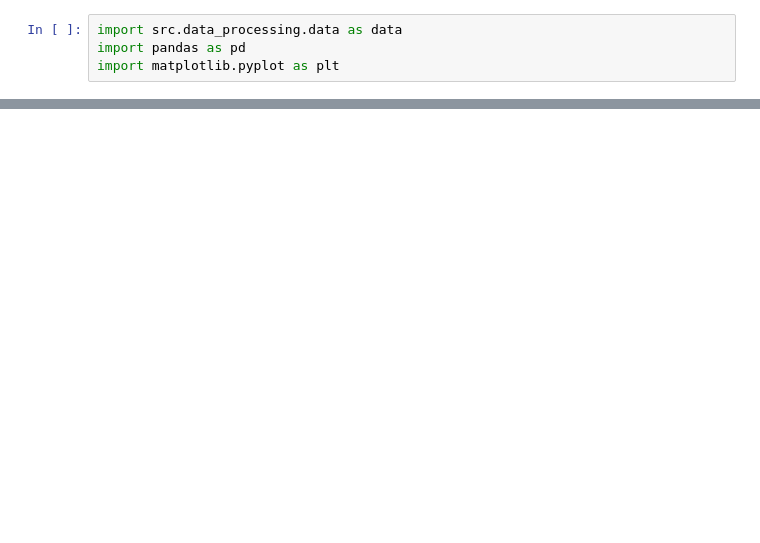
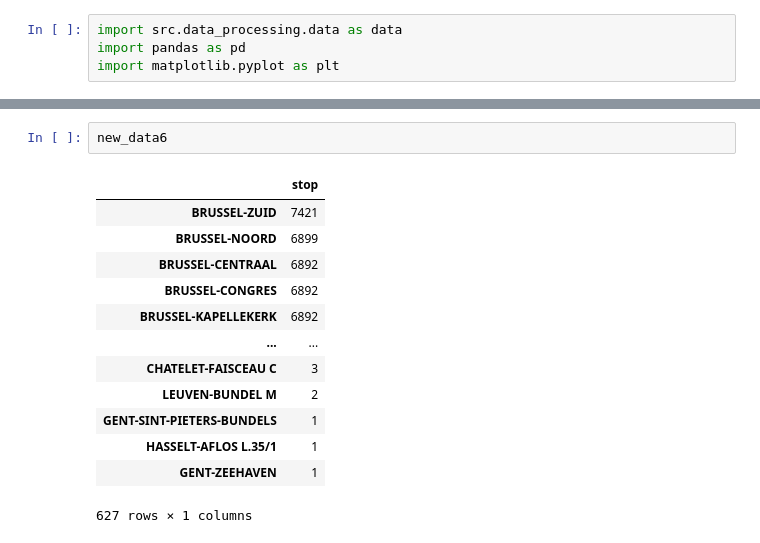
Before and after one commit to Seoyangsam/ACRM, a Jupyter notebook: src/Q20.ipynb, the cells around one changed output, grey strips where cells are left out. Cells and saved outputs as stored; diff of their text form; blank space fills up the shorter version.

```diff
--- a/src/Q20.ipynb
+++ b/src/Q20.ipynb
@@ -74,0 +129,16 @@ plt.bar(new_data6.index, new_data6.stop, color='red')
+# %%
+new_data6
+# %% [output]
+|  | stop |
+| BRUSSEL-ZUID | 7421 |
+| BRUSSEL-NOORD | 6899 |
+| BRUSSEL-CENTRAAL | 6892 |
+| BRUSSEL-CONGRES | 6892 |
+| BRUSSEL-KAPELLEKERK | 6892 |
+| ... | ... |
+| CHATELET-FAISCEAU C | 3 |
+| LEUVEN-BUNDEL M | 2 |
+| GENT-SINT-PIETERS-BUNDELS | 1 |
+| HASSELT-AFLOS L.35/1 | 1 |
+| GENT-ZEEHAVEN | 1 |
+627 rows × 1 columns
```
Also changed, not shown: parts of 8 cells of this notebook, 1 other file.
